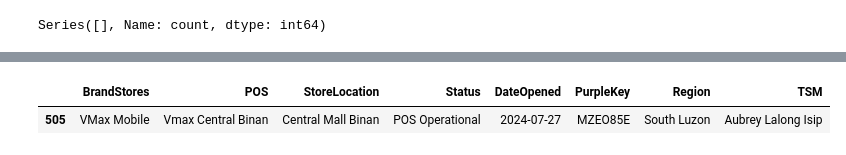
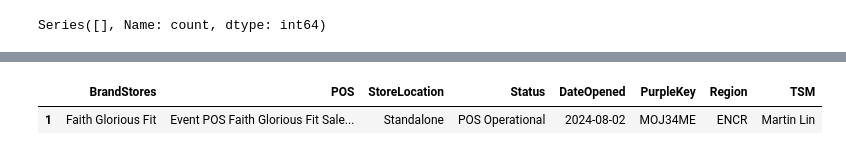
Before and after one commit to dchakroborti-tonik/POS_Addition, a Jupyter notebook: Notebook/Pos_mapping_new.ipynb, the cells around one changed output, grey strips where cells are left out. Cells and saved outputs as stored; diff of their text form; code cells hidden in the pictures.

```diff
--- a/Notebook/Pos_mapping_new.ipynb
+++ b/Notebook/Pos_mapping_new.ipynb
@@ -24,6 +24,6 @@ client = bigquery.Client(project='prj-prod-dataplatform')
 # Set options or configurations as needed
 # Example: pd.set_option('display.max_columns', None)
 # %%
-df = pd.read_csv(r"C:\Users\DwaipayanChakroborti\OneDrive - Tonik Financial Pte Ltd\MyStuff\SIL Sales\Shin Nebria\POS_Addition\Data\pos_add_20240727.csv")
+df = pd.read_csv(r"C:\Users\DwaipayanChakroborti\OneDrive - Tonik Financial Pte Ltd\MyStuff\SIL Sales\Shin Nebria\POS_Addition\Data\pos_add_20240802.csv")
 df.shape
 # %% [output]
@@ -484,7 +474,7 @@ df[df['BrandStores']=='Rulls']
 # %%
 df.to_excel(r"C:\Users\DwaipayanChakroborti\OneDrive - Tonik Financial Pte Ltd\MyStuff\SIL Sales\Shin Nebria\POS_Addition\Data\POS_mapping_data.xlsx", index = False)
 # %%
-df[df['PurpleKey']=='MZEO85E']
+df[df['PurpleKey']=='MOJ34ME']
 # %% [output]
 |  | BrandStores | POS | StoreLocation | Status | DateOpened | PurpleKey | Region | TSM |
-| 505 | VMax Mobile | Vmax Central Binan | Central Mall Binan | POS Operational | 2024-07-27 | MZEO85E | South Luzon | Aubrey Lalong Isip |
+| 1 | Faith Glorious Fit | Event POS Faith Glorious Fit Sale... | Standalone | POS Operational | 2024-08-02 | MOJ34ME | ENCR | Martin Lin |
```
Also changed, not shown: parts of 35 cells of this notebook, 4 other files.
